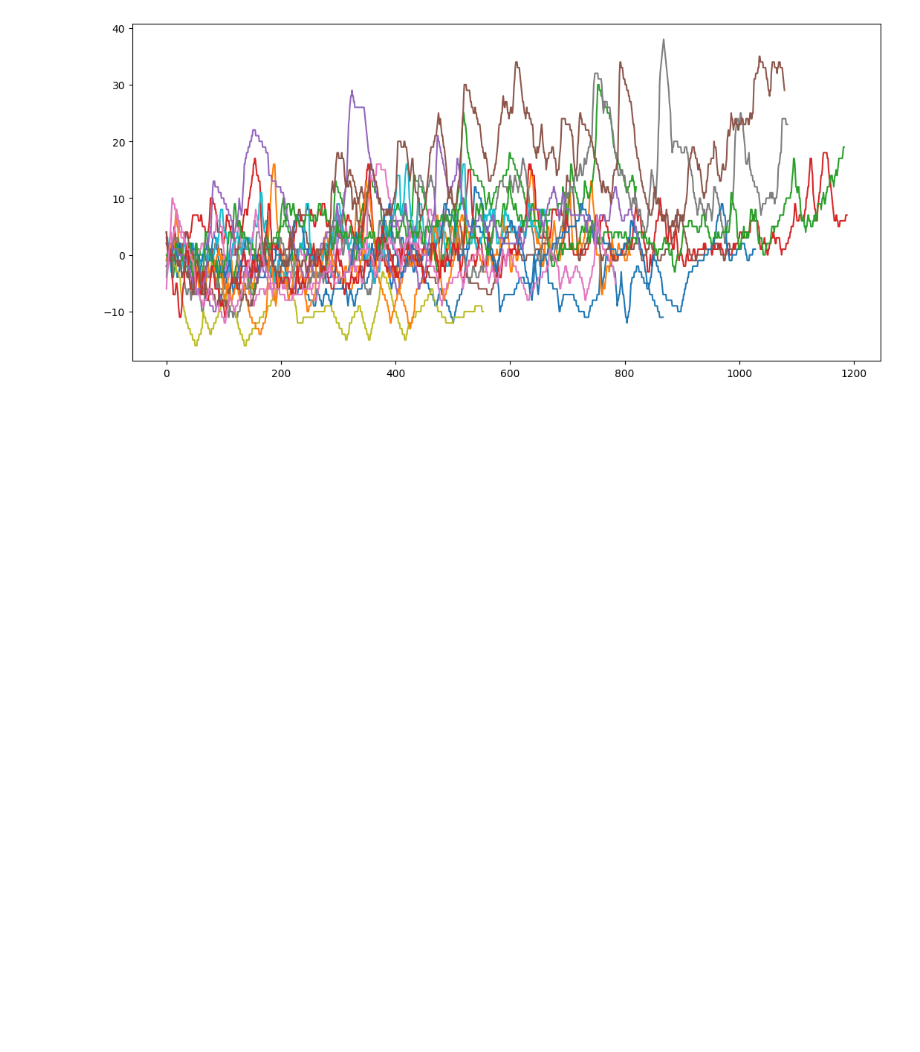
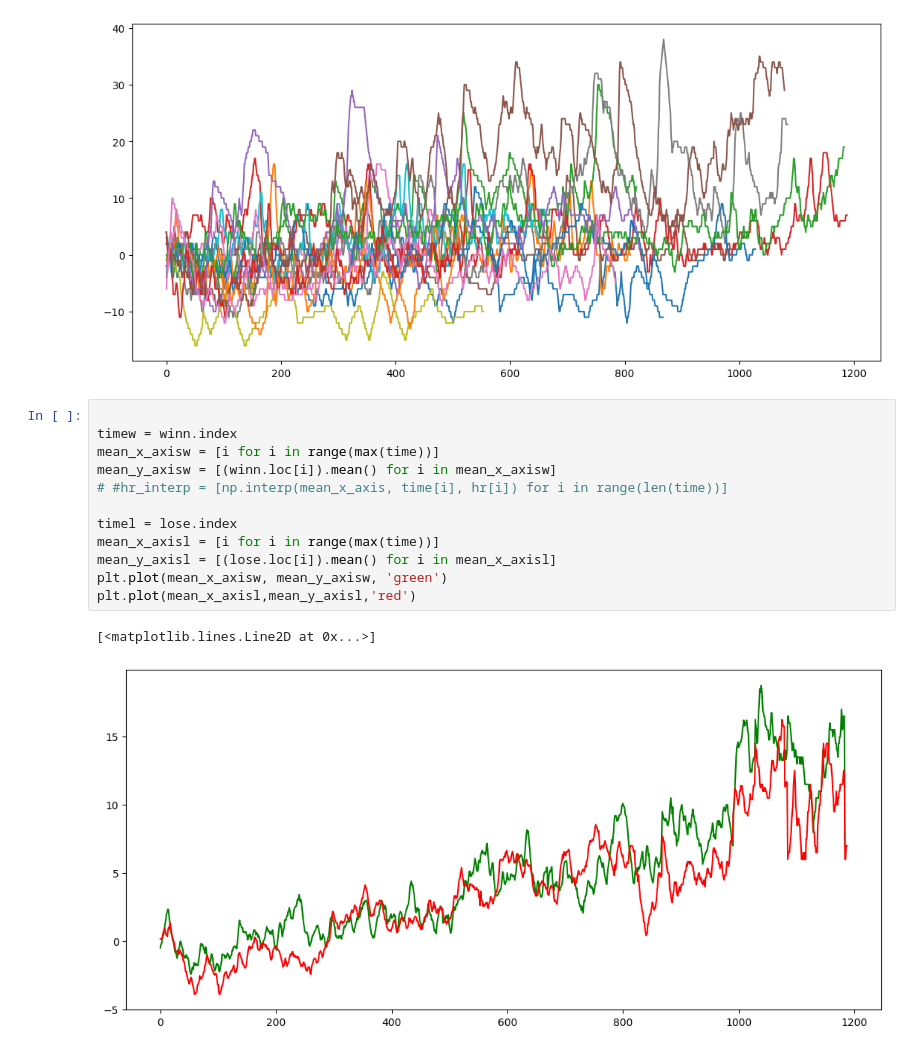
Before and after one commit to tommdim/statistics-101, a Jupyter notebook: project/src/vale.ipynb, the cells around one changed output. Saved outputs shown, nothing was run; the diff lists cells and outputs as text; blank space fills up the shorter version.

Commit message:
mean and variance update

```diff
--- a/project/src/vale.ipynb
+++ b/project/src/vale.ipynb
@@ -337,3 +337,18 @@ plt.show
 # %% [output]
 <function matplotlib.pyplot.show(close=None, block=None)>
 [figure]
+# %%
+
+timew = winn.index
+mean_x_axisw = [i for i in range(max(time))]
+mean_y_axisw = [(winn.loc[i]).mean() for i in mean_x_axisw]
+# #hr_interp = [np.interp(mean_x_axis, time[i], hr[i]) for i in range(len(time))]
+
+timel = lose.index
+mean_x_axisl = [i for i in range(max(time))]
+mean_y_axisl = [(lose.loc[i]).mean() for i in mean_x_axisl]
+plt.plot(mean_x_axisw, mean_y_axisw, 'green')
+plt.plot(mean_x_axisl,mean_y_axisl,'red')
+# %% [output]
+[<matplotlib.lines.Line2D at 0x...>]
+[figure, added]
```
Also changed, not shown: parts of 1 cell of this notebook.
